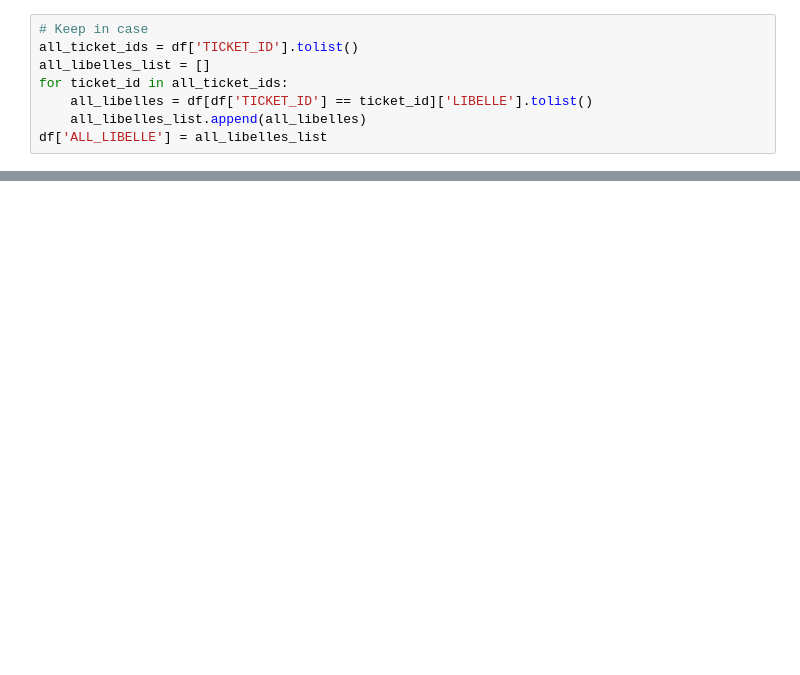
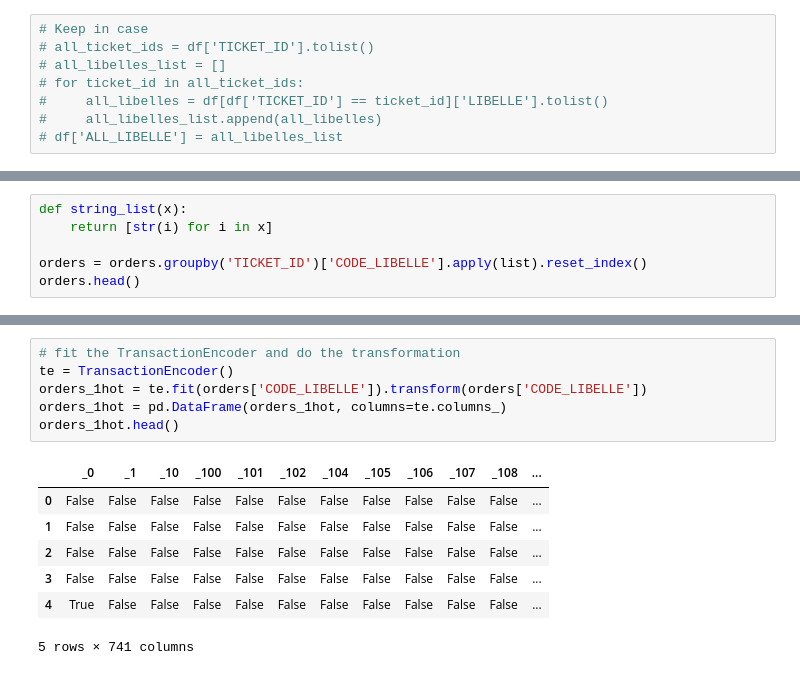
Before and after one commit to gu1lhemlcb/T-DAT, a Jupyter notebook: items_bought_together.ipynb, the cells around one changed output, grey strips where cells are left out. Drawn from its saved outputs; the diff is of its cells as text; blank space fills up the shorter version.

```diff
--- a/items_bought_together.ipynb
+++ b/items_bought_together.ipynb
@@ -52,9 +52,9 @@ df.head(30)
 # %%
 # Keep in case
-all_ticket_ids = df['TICKET_ID'].tolist()
-all_libelles_list = []
-for ticket_id in all_ticket_ids:
-    all_libelles = df[df['TICKET_ID'] == ticket_id]['LIBELLE'].tolist()
-    all_libelles_list.append(all_libelles)
-df['ALL_LIBELLE'] = all_libelles_list
+# all_ticket_ids = df['TICKET_ID'].tolist()
+# all_libelles_list = []
+# for ticket_id in all_ticket_ids:
+#     all_libelles = df[df['TICKET_ID'] == ticket_id]['LIBELLE'].tolist()
+#     all_libelles_list.append(all_libelles)
+# df['ALL_LIBELLE'] = all_libelles_list
 # %%
@@ -70 +72,7 @@ products = products.set_index('CODE_LIBELLE')# Convert to Series for eve easier
 products = products['LIBELLE']
+# %%
+def string_list(x):
+    return [str(i) for i in x]
+
+orders = orders.groupby('TICKET_ID')['CODE_LIBELLE'].apply(list).reset_index()
+orders.head()
@@ -70,0 +86,14 @@ products = products['LIBELLE']
+# %%
+# fit the TransactionEncoder and do the transformation
+te = TransactionEncoder()
+orders_1hot = te.fit(orders['CODE_LIBELLE']).transform(orders['CODE_LIBELLE'])
+orders_1hot = pd.DataFrame(orders_1hot, columns=te.columns_)
+orders_1hot.head()
+# %% [output]
+|  | _0 | _1 | _10 | _100 | _101 | _102 | _104 | _105 | _106 | _107 | _108 | ... |
+| 0 | False | False | False | False | False | False | False | False | False | False | False | ... |
+| 1 | False | False | False | False | False | False | False | False | False | False | False | ... |
+| 2 | False | False | False | False | False | False | False | False | False | False | False | ... |
+| 3 | False | False | False | False | False | False | False | False | False | False | False | ... |
+| 4 | True | False | False | False | False | False | False | False | False | False | False | ... |
+5 rows × 741 columns
```
Also changed, not shown: parts of 12 cells of this notebook.
